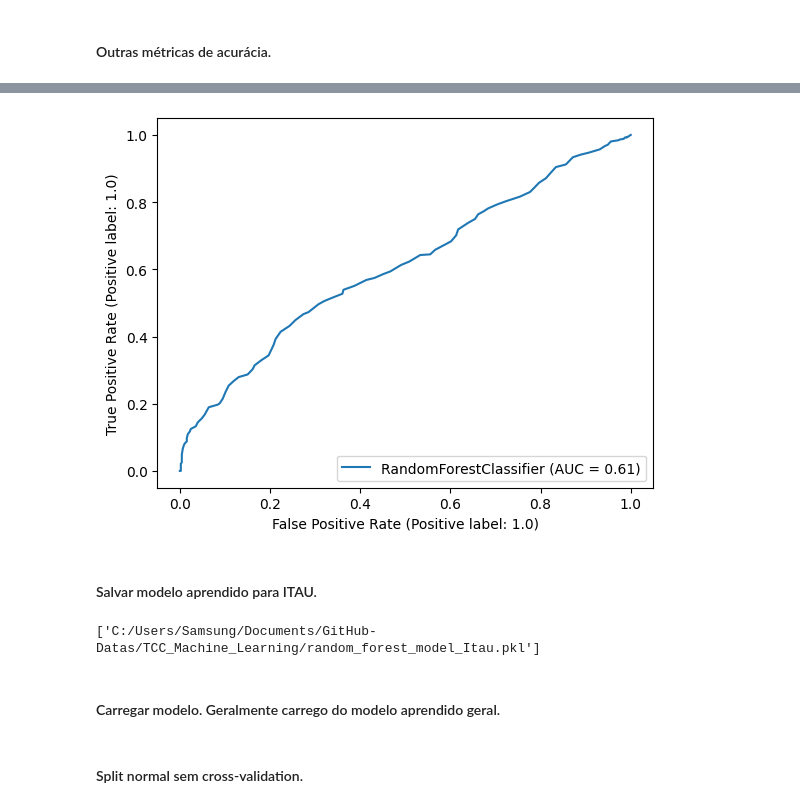
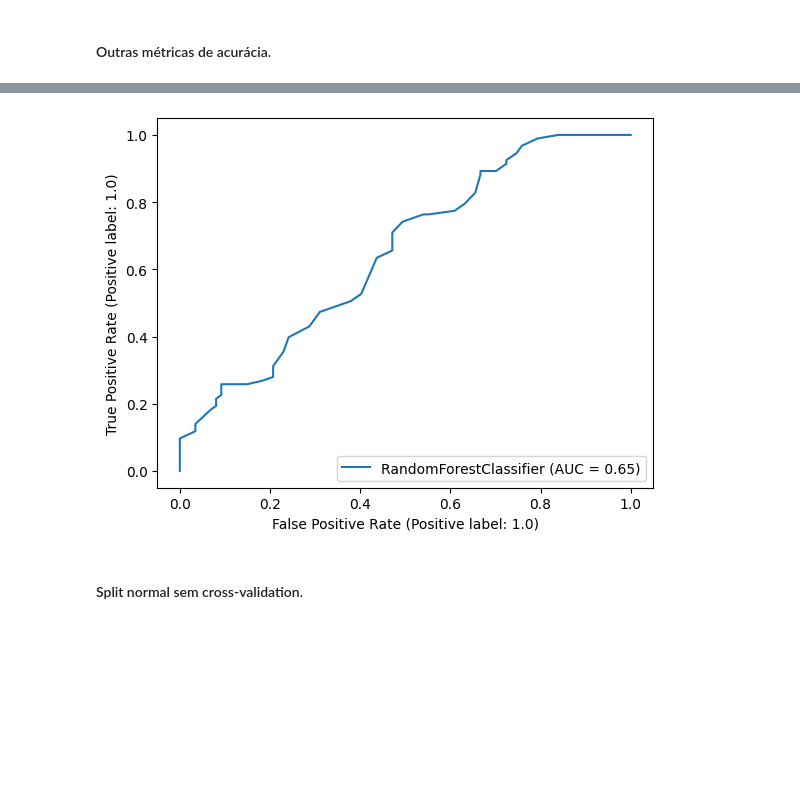
Before and after one commit to Bruno-Santana-Eco/TCC_Machine_learning, a Jupyter notebook: Random Forest_D30.ipynb, the cells around one changed output, grey strips where cells are left out. Saved outputs shown, nothing was run; the diff lists cells and outputs as text; code cells hidden in the pictures; blank space fills up the shorter version.

```diff
--- a/Random Forest_D30.ipynb
+++ b/Random Forest_D30.ipynb
@@ -91,12 +91,12 @@ def calculate_target(data, d):
 
 
 # Aplicando a suavização exponencial
-alpha = 0.10
+alpha = 0.50
 price_data['Smoothed_Close'] = price_data.groupby('Ticker')['Close'].transform(
     lambda x: exponential_smoothing(x.values, alpha)
 )
 
-# Calculando o target para d = 20 dias
+# Calculando o target para d = 10 dias
 d = 30
 price_data['Prediction'] = price_data.groupby('Ticker')['Smoothed_Close'].transform(
     lambda x: calculate_target(x, d)
@@ -660,17 +640,0 @@ Precisão do modelo: 79.16%
-# %%
-from datetime import timedelta
-
-# Filtrar últimos 30 dias
-last_30_days = price_data[price_data['Date'] >= price_data['Date'].max() - timedelta(days=30)]
-
-# Selecionar colunas como array NumPy
-X_Cols = last_30_days[['RSI', 'k_percent', 'r_percent', 'Price_Rate_Of_Change', 'MACD', 'MACD_EMA', 'On Balance Volume']].values
-
-# Gerar previsões e atualizar a coluna 'Prediction' para os últimos 30 dias
-last_30_days['Prediction'] = rand_frst_clf.predict(X_Cols)
-
-# Comparar valores e calcular a precisão
-last_30_days['Match'] = (last_30_days['Prediction'] == last_30_days['Verify']).astype(int)  # 1 para igual, 0 para diferente
-accuracy = last_30_days['Match'].mean()  # Proporção de acertos (iguais / total)
-
-print(f"\nPrecisão do modelo nos últimos 30 dias: {accuracy:.2%}")
@@ -1007,16 +1129,2 @@ report_df
 # %% [markdown]
 #### Utilizando a verificação da predicação com o preço real e não suavizado. Manter cross-validation.
-# %%
-# Selecionar colunas como array NumPy
-X_Cols = price_data_ABEV[['RSI', 'k_percent', 'r_percent', 'Price_Rate_Of_Change', 'MACD', 'MACD_EMA', 'On Balance Volume']].values
-
-
-price_data_ABEV['Prediction'] = np.NaN
-# Gerar previsões e atualizar a coluna 'Prediction'
-price_data_ABEV['Prediction'] = rand_frst_clf_Ambev.predict(X_Cols)
-
-
-price_data_ABEV['Match'] = (price_data_ABEV['Prediction'] == price_data_ABEV['Verify']).astype(int)
-accuracy = price_data_ABEV['Match'].mean()  # Proporção de acertos (iguais / total)
-
-print(f"\nPrecisão do modelo: {accuracy:.2%}")
@@ -1066,13 +1192,13 @@ Y_Cols = one_year_data['Prediction']
 X_train, X_test, y_train, y_test = train_test_split(X_Cols, Y_Cols, random_state=0)
 
 # Criar o modelo Random Forest Classifier
-rand_frst_clf = RandomForestClassifier(n_estimators=100, oob_score=True, criterion="gini", random_state=0)
+rand_frst_clf_Ambev = RandomForestClassifier(n_estimators=100, oob_score=True, criterion="gini", random_state=0)
 
 # Treinar o modelo
-rand_frst_clf.fit(X_train, y_train)
+rand_frst_clf_Ambev.fit(X_train, y_train)
 
 # Fazer previsões para os dados reais de 1 ano (agora usando o modelo treinado)
-y_pred = rand_frst_clf.predict(X_Cols)
+y_pred = rand_frst_clf_Ambev.predict(X_Cols)
 
 # Agora, vamos plotar o gráfico com as previsões do modelo
 plt.figure(figsize=(12, 6))
@@ -1082,7 +1208,7 @@ plt.plot(one_year_data["Date"], one_year_data["Close"], label="Close", color="bl
 plt.plot(one_year_data["Date"], one_year_data["Smoothed_Close"], label="Smoothed Close", color="orange", linestyle="--")
 
 # Adicionando sinais de Prediction (usando o modelo para prever sinais)
-for i in range(0, len(one_year_data), 10):  # A cada 10 dias
+for i in range(0, len(one_year_data), 5):  # A cada 5 dias
     color = "green" if y_pred[i] == 1 else "red"  # Se previsão for 1, sinal verde, senão sinal vermelho
     plt.scatter(one_year_data["Date"].iloc[i], one_year_data["Close"].iloc[i], color=color, label="Prediction" if i == 0 else "")
 
@@ -1363,16 +1663,7 @@ Specificity: 0.6792035398230089
 # %%
 
 # Create an ROC Curve plot
-rfc_disp = RocCurveDisplay.from_estimator(rand_frst_clf_Itau, X_test, y_test)
+rfc_disp = RocCurveDisplay.from_estimator(rand_frst_clf_Ambev, X_test, y_test)
 plt.show()
 # %% [output]
-[figure, old version]
+[figure, new version]
-# %% [markdown]
-#### Salvar modelo aprendido para ITAU.
-# %%
-# Salvar o modelo treinado
-joblib.dump(rand_frst_clf_Itau, 'C:/Users/Samsung/Documents/GitHub-Datas/TCC_Machine_Learning/random_forest_model_Itau.pkl')
-# %% [output]
-['C:/Users/Samsung/Documents/GitHub-Datas/TCC_Machine_Learning/random_forest_model_Itau.pkl']
-# %% [markdown]
-#### Carregar modelo. Geralmente carrego do modelo aprendido geral.
```
Also changed, not shown: parts of 127 cells of this notebook.
